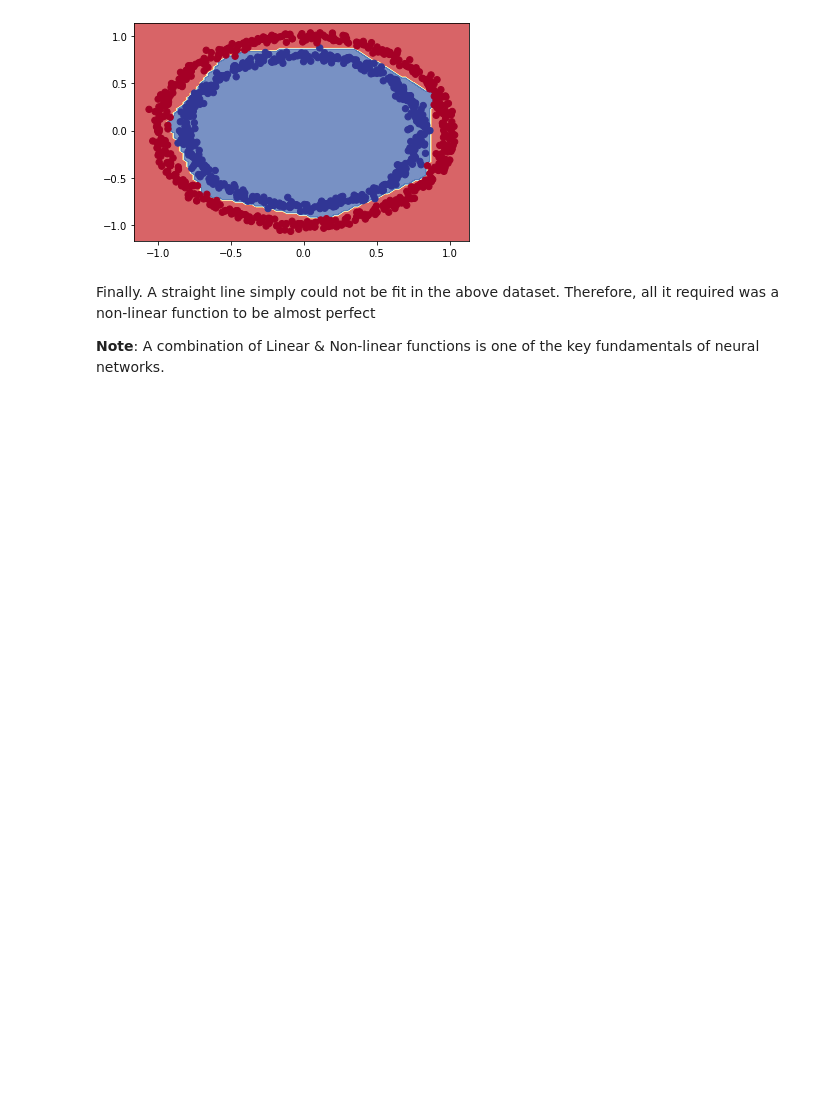
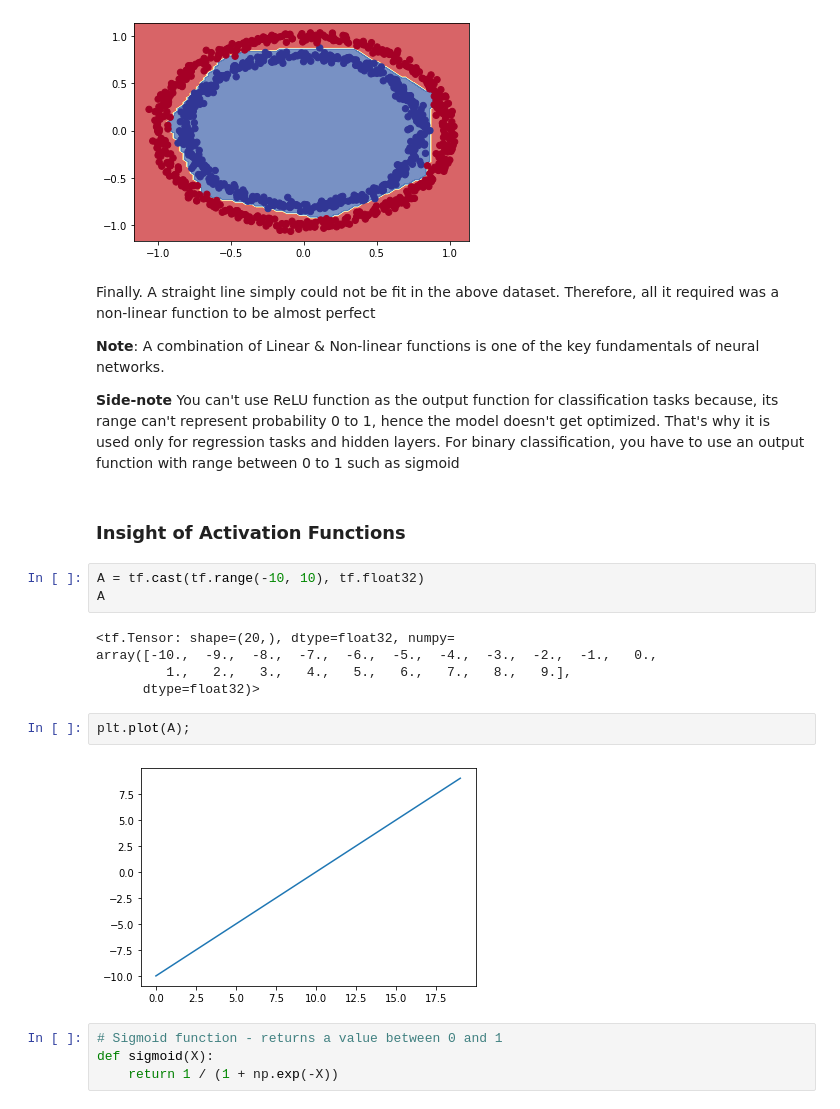
Before and after one commit to Ammar-Raneez/TF_Learning_ZTM, a Jupyter notebook: tensorflow-classification.ipynb, the cells around one changed output. Saved outputs shown, nothing was run; the diff lists cells and outputs as text; blank space fills up the shorter version.

Commit message:
Add activation function figures

```diff
--- a/tensorflow-classification.ipynb
+++ b/tensorflow-classification.ipynb
@@ -533,3 +533,24 @@ Finally.
 A straight line simply could not be fit in the above dataset. Therefore, all it required was a non-linear function to be almost perfect
 
 **Note**: A combination of Linear & Non-linear functions is one of the key fundamentals of neural networks.
+
+**Side-note**
+You can't use ReLU function as the output function for classification tasks because, its range can't represent probability 0 to 1, hence the model doesn't get optimized. That's why it is used only for regression tasks and hidden layers. For binary classification, you have to use an output function with range between 0 to 1 such as sigmoid
+# %% [markdown]
+### Insight of Activation Functions
+# %%
+A = tf.cast(tf.range(-10, 10), tf.float32)
+A
+# %% [output]
+<tf.Tensor: shape=(20,), dtype=float32, numpy=
+array([-10.,  -9.,  -8.,  -7.,  -6.,  -5.,  -4.,  -3.,  -2.,  -1.,   0.,
+         1.,   2.,   3.,   4.,   5.,   6.,   7.,   8.,   9.],
+      dtype=float32)>
+# %%
+plt.plot(A);
+# %% [output]
+[figure, added]
+# %%
+# Sigmoid function - returns a value between 0 and 1
+def sigmoid(X):
+    return 1 / (1 + np.exp(-X))
```
Also changed, not shown: parts of 8 cells of this notebook.
